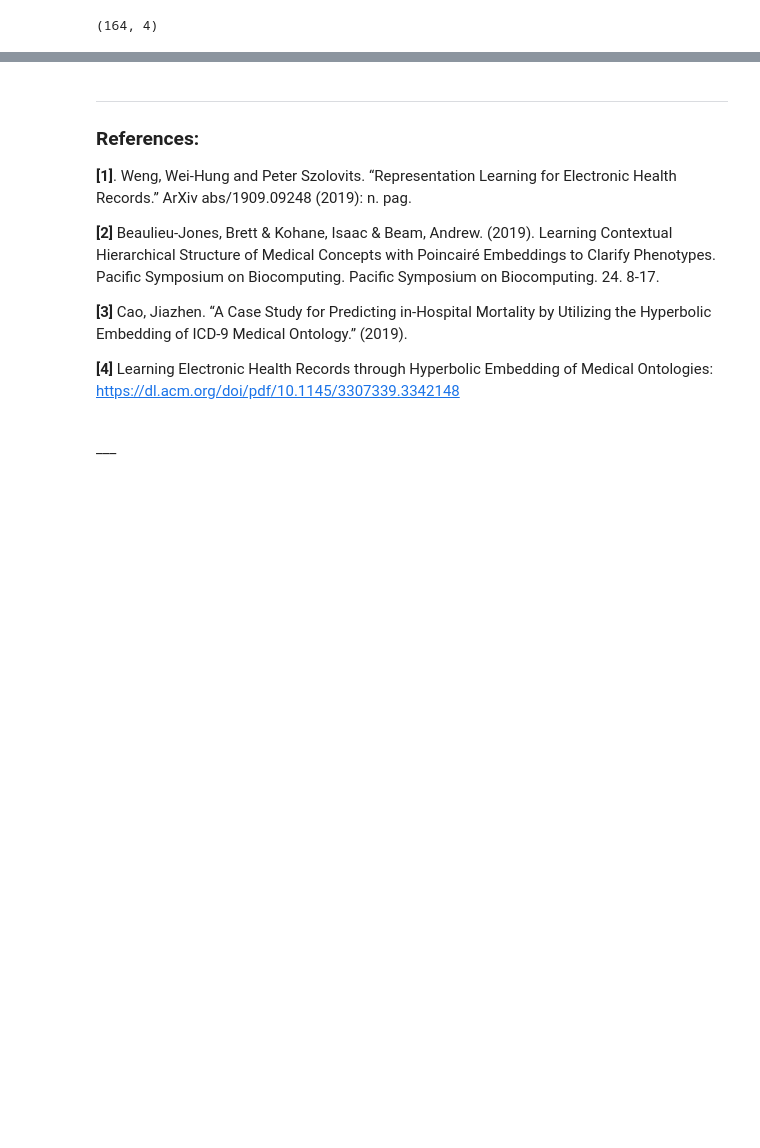
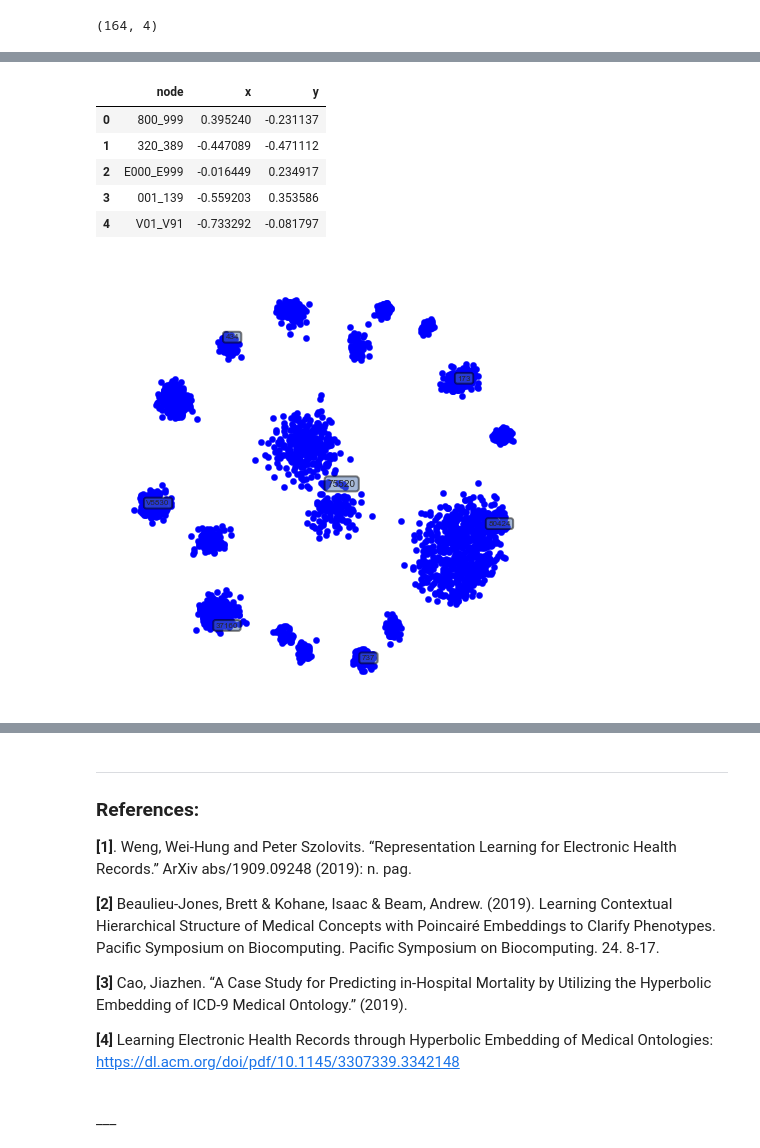
Before and after one commit to drewwilimitis/Hyperbolic-ICD-Embeddings-MIMIC3, a Jupyter notebook: hyperbolic_embedding_ICD9.ipynb, the cells around one changed output, grey strips where cells are left out. Drawn from its saved outputs; the diff is of its cells as text; code cells hidden in the pictures; blank space fills up the shorter version.

```diff
--- a/hyperbolic_embedding_ICD9.ipynb
+++ b/hyperbolic_embedding_ICD9.ipynb
@@ -171,19 +120,0 @@ G.add_edges_from(relations)
-# %%
-import collections
-sns.set()
-degree_sequence = sorted([d for n, d in G.degree()], reverse=True)  # degree sequence
-# print "Degree sequence", degree_sequence
-degreeCount = collections.Counter(degree_sequence)
-deg, cnt = zip(*degreeCount.items())
-
-plt.figure() # you need to first do 'import pylab as plt'
-plt.grid(True)
-plt.plot(degree_sequence, 'r') # in-degree
-node_ix = list(np.arange(0,10)) + list(np.arange(20, len(degree_sequence), 20))
-plt.scatter(node_ix, np.array(degree_sequence)[node_ix], c='r')
-plt.xlabel('Degree')
-plt.ylabel('Number of nodes')
-plt.title('ICD-9 Hierarchy Network')
-plt.ylim([-25, 230])
-plt.xlim([-25, 1100])
-plt.show();
@@ -550,0 +425,15 @@ plot_poincare_icd(emb, labels, edge_list, edge_frac=0.1)
+# %%
+# load embedding coordinates and plot within poincare disk
+emb = load_embeddings('data/icd_data/icd_full_embeddings_tmp.csv', delim=' ')
+emb.head()
+emb_data = np.array(emb.iloc[:, 1:3])
+emb_dict = dict(zip(emb.node.values, emb_data))
+plot_embedding(emb_dict, plot_frac=0.25, label_frac=0.1)
+# %% [output]
+|  | node | x | y |
+| 0 | 800_999 | 0.395240 | -0.231137 |
+| 1 | 320_389 | -0.447089 | -0.471112 |
+| 2 | E000_E999 | -0.016449 | 0.234917 |
+| 3 | 001_139 | -0.559203 | 0.353586 |
+| 4 | V01_V91 | -0.733292 | -0.081797 |
+[figure, added]
```
Also changed, not shown: parts of 47 cells of this notebook, 1 other file.
